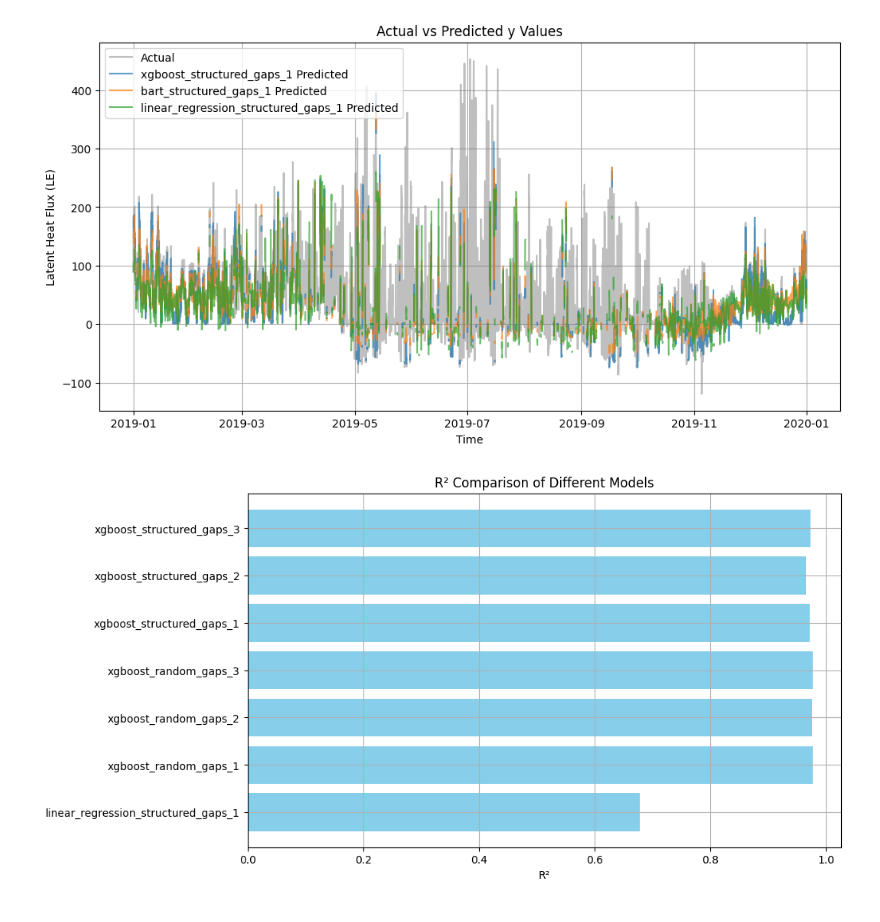
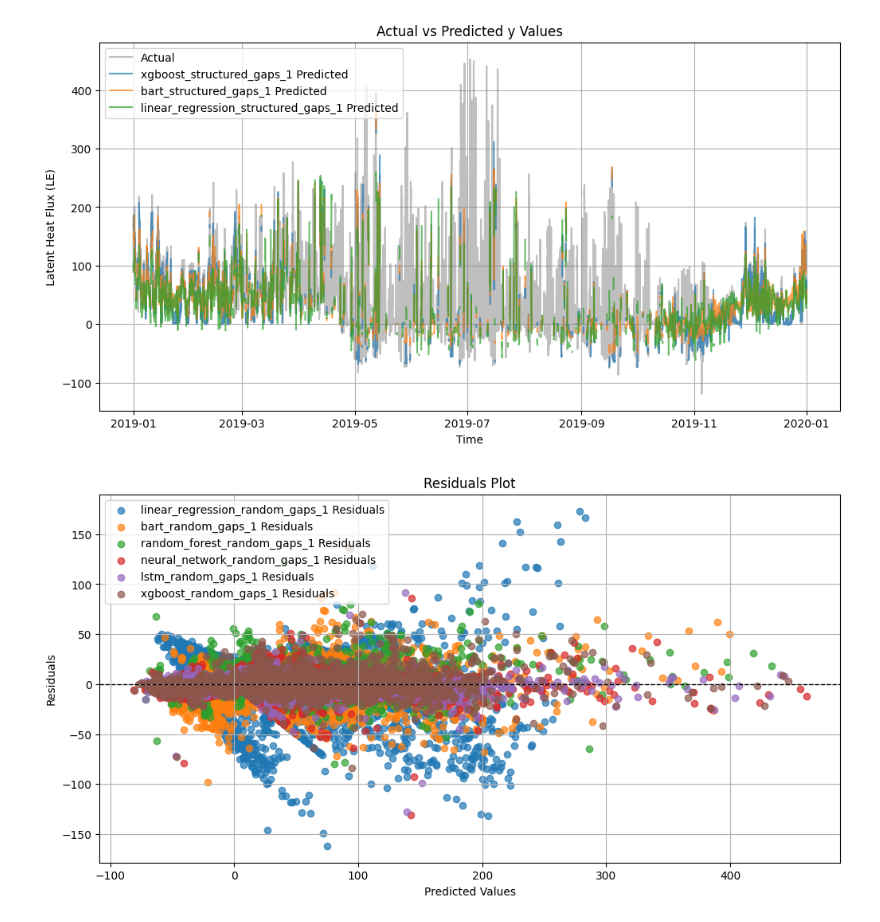
Before and after one commit to adelezaini/GEO9300-Gap-Busters, a Jupyter notebook: notebooks/plotting_eivind.ipynb, the cells around one changed output. Cells and saved outputs as stored; diff of their text form; code cells hidden in the pictures.

```diff
--- a/notebooks/plotting_eivind.ipynb
+++ b/notebooks/plotting_eivind.ipynb
@@ -416,6 +112,6 @@ def plot_r2_comparison(models, results_dir='../results'):
 # %%
-# 2 - Plotting
-models = ['linear_regression_structured_gaps_1','xgboost_random_gaps_1','xgboost_random_gaps_2','xgboost_random_gaps_3','xgboost_structured_gaps_1','xgboost_structured_gaps_2', 'xgboost_structured_gaps_3']  # List your models here
-plot_r2_comparison(models)
+# Not included in report
+models = ['linear_regression_random_gaps_1','bart_random_gaps_1','random_forest_random_gaps_1','neural_network_random_gaps_1','lstm_random_gaps_1','xgboost_random_gaps_1']  # List your models here
+plot_residuals(models)
 # %% [output]
-[figure, old version]
+[figure, new version]
```
Also changed, not shown: parts of 12 cells of this notebook.
